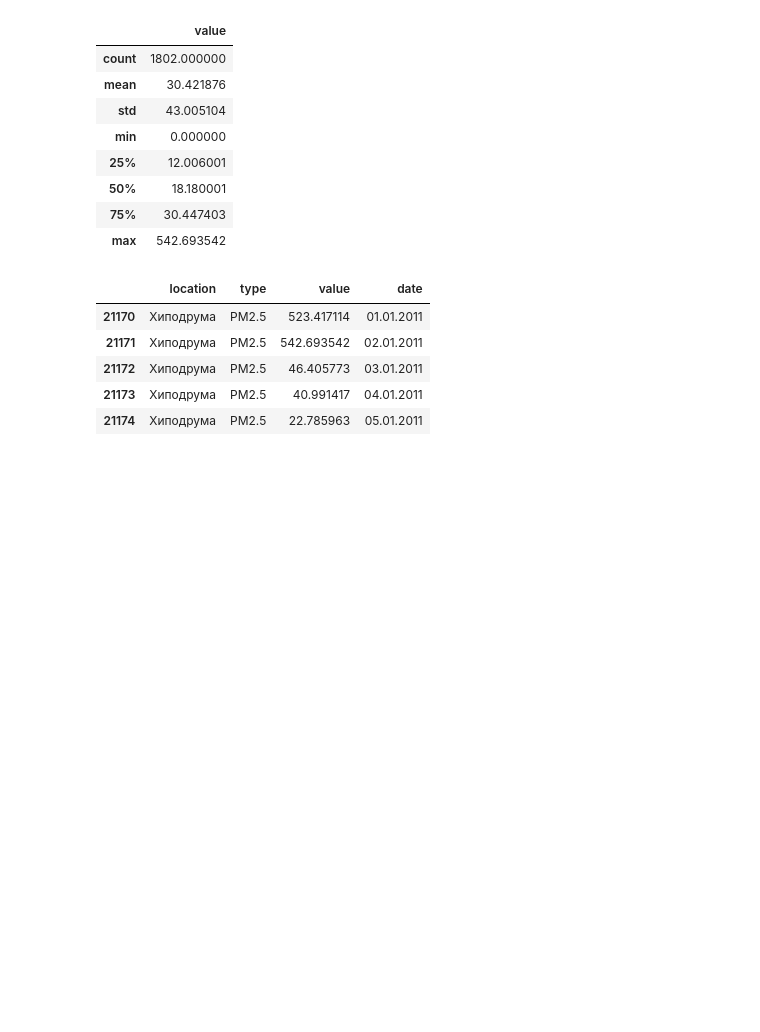
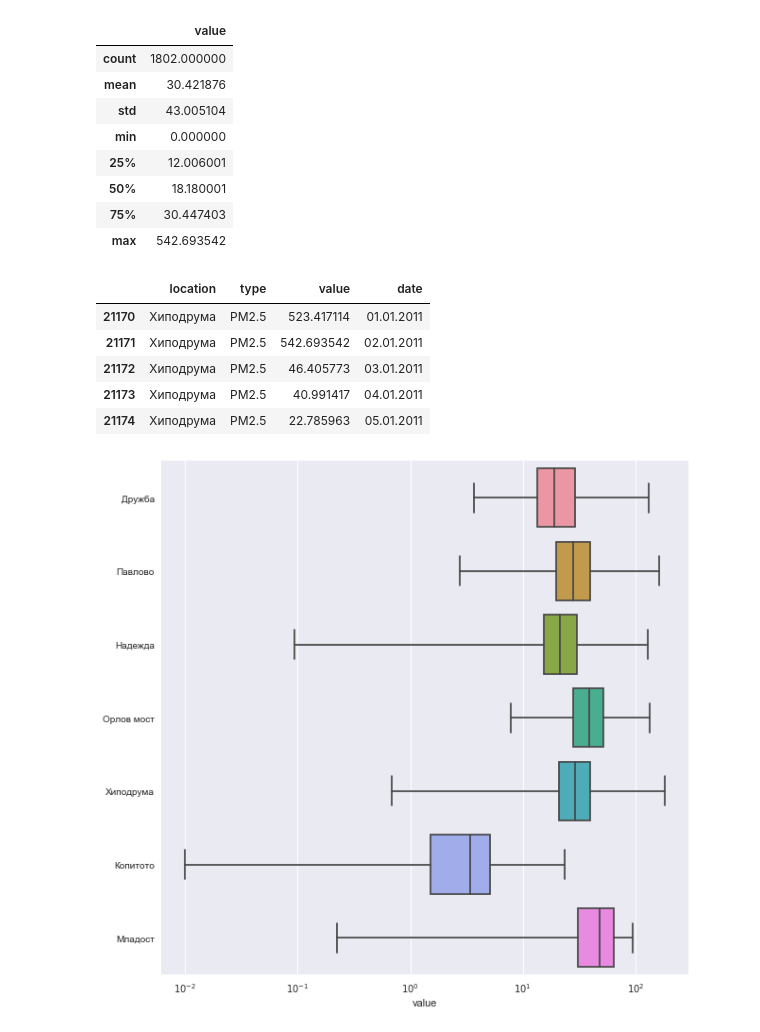
Before and after one commit to apepa/air-pollution, a Jupyter notebook: opendata process.ipynb, the cells around one changed output. Cells and saved outputs as stored; diff of their text form; code cells hidden in the pictures; blank space fills up the shorter version.

Commit message:
added graphs and simple analysis of opendata

```diff
--- a/opendata process.ipynb
+++ b/opendata process.ipynb
@@ -176,16 +176,23 @@ pd_aggregated[pd_aggregated['type'] == 'PM2.5'].head()
 import matplotlib.pyplot as plt
 import numpy as np
 
-df = pd_aggregated[pd_aggregated['type'] == 'PM2.5'][['value', 'location']]
+def plot_by_location(df):
+    f, ax = plt.subplots(figsize=(10, 10))
+    ax.set_xscale("log")
 
-sb.boxplot(x="value", y="location", data=df,
-            whis=np.inf)
+    sb.boxplot(x="value", y="location", data=df,
+                whis=np.inf)
 
-# Add in points to show each observation
-sb.swarmplot(x="value", y="location", data=df,
-              size=2, color=".3", linewidth=0)
+    # Add in points to show each observation
+    # sb.swarmplot(x="value", y="location", data=df,
+    #               size=2, color=".3", linewidth=0)
 
-# Tweak the visual presentation
-ax.xaxis.grid(True)
-ax.set(ylabel="")
-sb.despine(trim=True, left=True)
+    # Tweak the visual presentation
+    ax.xaxis.grid(True)
+    ax.set(ylabel="")
+    sb.despine(trim=True, left=True)
+# %%
+df_no2 = pd_aggregated[pd_aggregated['type'] == 'NO2'][['value', 'location']]
+plot_by_location(df_no2)
+# %% [output]
+[figure, added]
```
Also changed, not shown: parts of 7 cells of this notebook.
